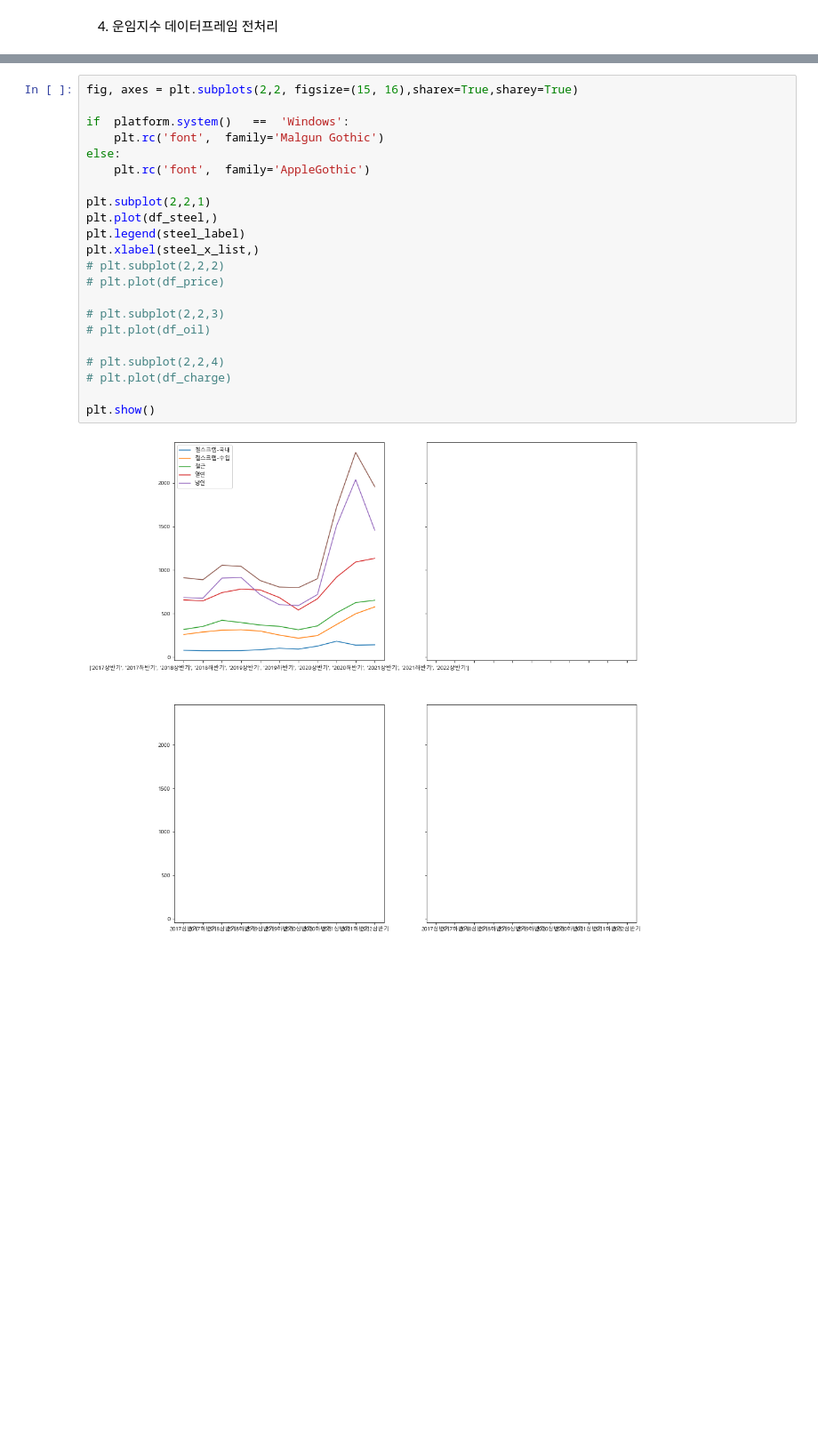
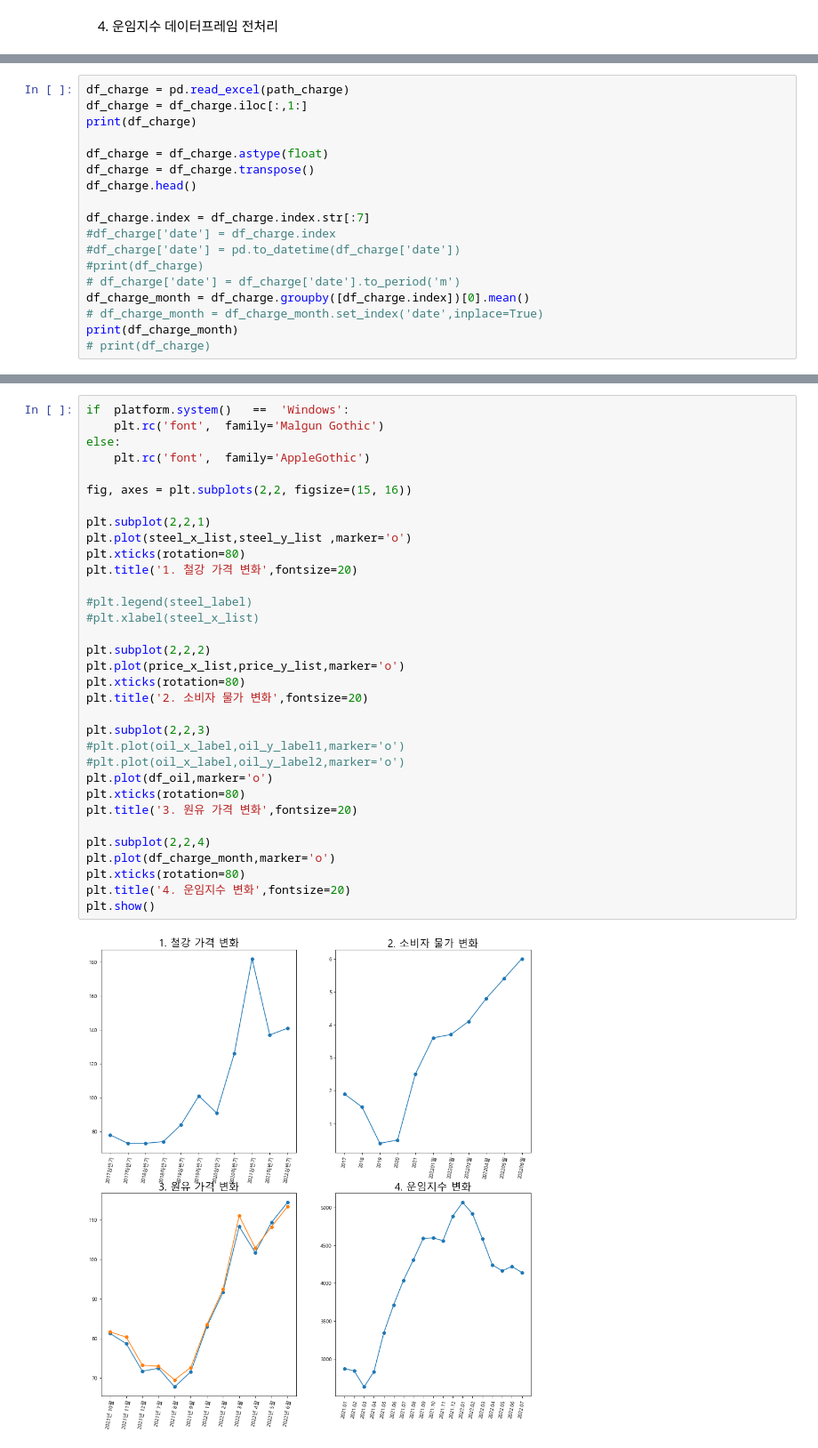
Before and after one commit to MINSU-S/team_project, a Jupyter notebook: week4_inflation/week4_inflation.ipynb, the cells around one changed output, grey strips where cells are left out. Shown at 89% size. Saved outputs shown, nothing was run; the diff lists cells and outputs as text; blank space fills up the shorter version.

```diff
--- a/week4_inflation/week4_inflation.ipynb
+++ b/week4_inflation/week4_inflation.ipynb
@@ -128,0 +144,18 @@ df_charge
+# %%
+df_charge = pd.read_excel(path_charge)
+df_charge = df_charge.iloc[:,1:]
+print(df_charge)
+
+df_charge = df_charge.astype(float)
+df_charge = df_charge.transpose()
+df_charge.head()
+
+df_charge.index = df_charge.index.str[:7]
+#df_charge['date'] = df_charge.index
+#df_charge['date'] = pd.to_datetime(df_charge['date'])
+#print(df_charge)
+# df_charge['date'] = df_charge['date'].to_period('m')
+df_charge_month = df_charge.groupby([df_charge.index])[0].mean()
+# df_charge_month = df_charge_month.set_index('date',inplace=True)
+print(df_charge_month)
+# print(df_charge)
@@ -129,24 +203,35 @@ df_charge
 # %%
-fig, axes = plt.subplots(2,2, figsize=(15, 16),sharex=True,sharey=True)
-
 if	platform.system()	==	'Windows':
     plt.rc('font',	family='Malgun Gothic')
 else:
     plt.rc('font',	family='AppleGothic')
 
+fig, axes = plt.subplots(2,2, figsize=(15, 16))
+
 plt.subplot(2,2,1)
-plt.plot(df_steel,)
-plt.legend(steel_label)
-plt.xlabel(steel_x_list,)
-# plt.subplot(2,2,2)
-# plt.plot(df_price)
+plt.plot(steel_x_list,steel_y_list ,marker='o')
+plt.xticks(rotation=80)
+plt.title('1. 철강 가격 변화',fontsize=20)
 
-# plt.subplot(2,2,3)
-# plt.plot(df_oil)
+#plt.legend(steel_label)
+#plt.xlabel(steel_x_list)
 
-# plt.subplot(2,2,4)
-# plt.plot(df_charge)
+plt.subplot(2,2,2)
+plt.plot(price_x_list,price_y_list,marker='o')
+plt.xticks(rotation=80)
+plt.title('2. 소비자 물가 변화',fontsize=20)
 
+plt.subplot(2,2,3)
+#plt.plot(oil_x_label,oil_y_label1,marker='o')
+#plt.plot(oil_x_label,oil_y_label2,marker='o')
+plt.plot(df_oil,marker='o')
+plt.xticks(rotation=80)
+plt.title('3. 원유 가격 변화',fontsize=20)
+
+plt.subplot(2,2,4)
+plt.plot(df_charge_month,marker='o')
+plt.xticks(rotation=80)
+plt.title('4. 운임지수 변화',fontsize=20)
 plt.show()
 # %% [output]
-[figure, old version]
+[figure, new version]
```
Also changed, not shown: parts of 9 cells of this notebook, 2 other files.
